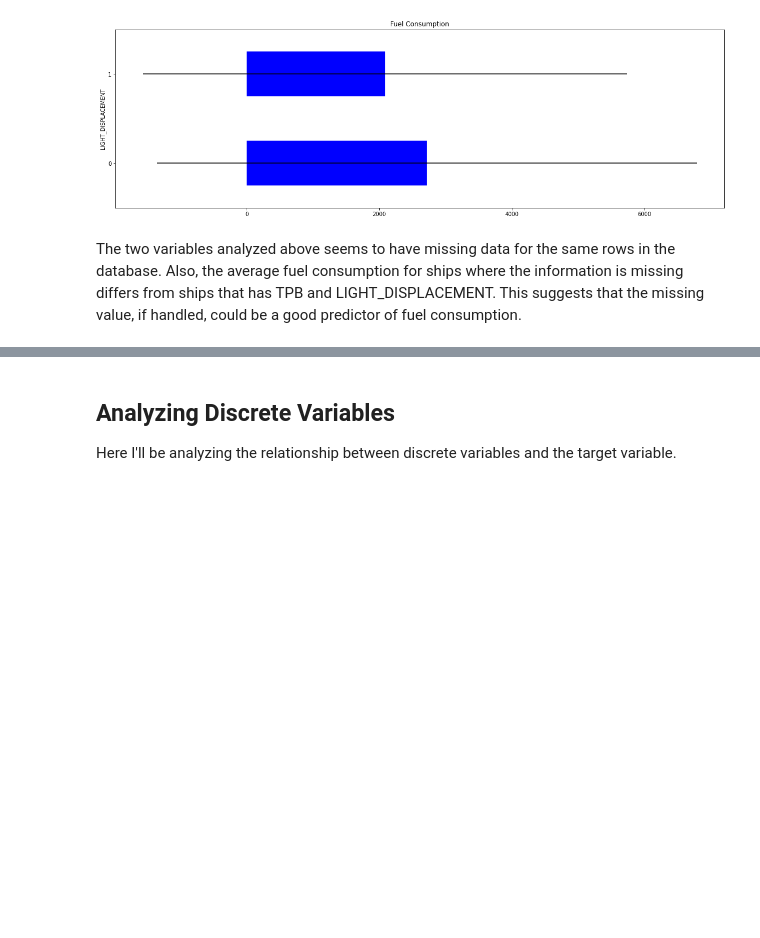
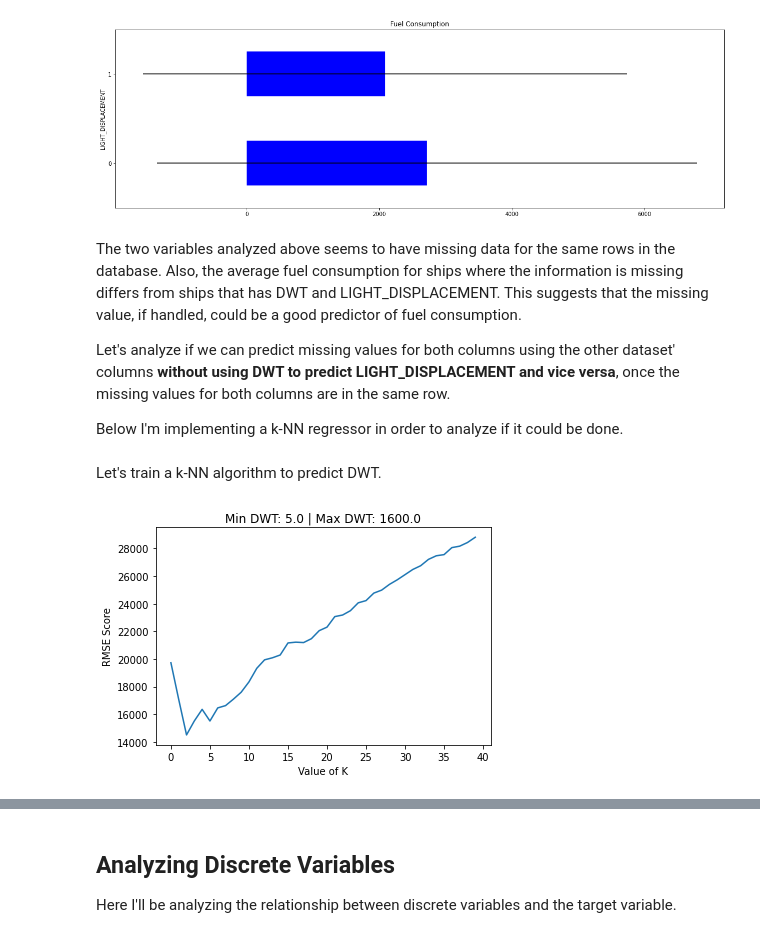
Before and after one commit to g0nz4rth/uber-fare-price-prediction, a Jupyter notebook: notebooks/2.0-data-analysis.ipynb, the cells around one changed output, grey strips where cells are left out. Cells and saved outputs as stored; diff of their text form; code cells hidden in the pictures; blank space fills up the shorter version.

```diff
--- a/notebooks/2.0-data-analysis.ipynb
+++ b/notebooks/2.0-data-analysis.ipynb
@@ -32,7 +33,7 @@ pd.set_option('display.max_columns', None)
 ## Loading Data
 Here I'm loading the pre-processed dataset.
 # %%
-df = pd.read_csv(os.path.join('..', 'data', 'processed', 'fuel_consumption_data.csv'))
+df = pd.read_csv(os.path.join('..', 'data', 'interim', 'fuel_consumption_data.csv'))
 df.info()
 # %% [output]
 <class 'pandas.core.frame.DataFrame'>
@@ -60,7 +61,7 @@ Before we go ahead with our target analysis, let's quickly cast our variables to
 # %%
 # filtering dtypes
 categorical_variables = [col for col in df.columns if df[col].dtype == 'O']
-discrete_variables = ['STOPOVERS', 'MOTOR_POWER', 'NUM_PROPELLERS', 'NUM_GENERATORS', 'TPB', 'CREW', 'PASS_CAPACITY', 'LOAD_CAPACITY']
+discrete_variables = ['STOPOVERS', 'MOTOR_POWER', 'NUM_PROPELLERS', 'NUM_GENERATORS', 'DWT', 'CREW', 'PASS_CAPACITY', 'LOAD_CAPACITY']
 continuous_variables = [col for col in df.columns if (col not in categorical_variables) and (col not in discrete_variables)]
 
 # casting dtypes
@@ -117,4 +118,46 @@ na_impact_analysis(df, 'LIGHT_DISPLACEMENT')
 # %% [output]
 [figure]
 # %% [markdown]
-The two variables analyzed above seems to have missing data for the same rows in the database. Also, the average fuel consumption for ships where the information is missing differs from ships that has TPB and LIGHT_DISPLACEMENT. This suggests that the missing value, if handled, could be a good predictor of fuel consumption.
+The two variables analyzed above seems to have missing data for the same rows in the database. Also, the average fuel consumption for ships where the information is missing differs from ships that has DWT and LIGHT_DISPLACEMENT. This suggests that the missing value, if handled, could be a good predictor of fuel consumption.
+
+Let's analyze if we can predict missing values for both columns using the other dataset' columns **without using DWT to predict LIGHT_DISPLACEMENT and vice versa**, once the missing values for both columns are in the same row.
+
+Below I'm implementing a k-NN regressor in order to analyze if it could be done.
+# %%
+# applying data pre-processing transformations
+ignore_in_dwt = ['DEPARTURE_ARRIVAL_DURATION', 'ARRIVAL_DEPARTURE_DURATION', 'STOPOVERS', 'VESSEL_TYPE',
+                 'MOTOR_POWER', 'SPEED', 'LIGHT_DISPLACEMENT', 'NUM_GENERATORS', 'NUM_PROPELLERS']
+ignore_in_ld = ['DEPARTURE_ARRIVAL_DURATION', 'ARRIVAL_DEPARTURE_DURATION', 'STOPOVERS',
+ 'VESSEL_BEAN', 'VESSEL_DRAFT', 'VESSEL_DEPTH', 'MOTOR_POWER', 'SPEED', 'DWT',
+ 'NUM_PROPELLERS', 'NUM_GENERATORS', 'CREW', 'PASS_CAPACITY', 'LOAD_CAPACITY',
+ 'FUEL_CONSUMPTION']
+
+x_dwt_train, x_dwt_test, y_dwt_train, y_dwt_test = make_data_for_knn(df, ignore_in_dwt, 'DWT')
+x_ld_train, x_ld_test, y_ld_train, y_ld_test = make_data_for_knn(df, ignore_in_ld, 'LIGHT_DISPLACEMENT')
+# %% [markdown]
+Let's train a k-NN algorithm to predict DWT.
+# %%
+# training k-NN with different K values
+rmse_scores = []
+
+for K in range(40):
+    # starting K value and the model
+    K += 1
+    model = neighbors.KNeighborsRegressor(n_neighbors=K)
+
+    # fitting and testing the model
+    model.fit(x_dwt_train, y_dwt_train)
+    preds = model.predict(x_dwt_test)
+
+    # calculating and storing error
+    error = mean_squared_error(y_dwt_test, preds, squared=True)
+    rmse_scores.append(error)
+
+# plotting the experiment's elbow graph
+elbow = pd.DataFrame(rmse_scores)
+_ = elbow.plot(title=f"Min DWT: {df.DWT.min()} | Max DWT: {df.DWT.max()}", legend=None)
+plt.xlabel('Value of K')
+plt.ylabel('RMSE Score')
+plt.show()
+# %% [output]
+[figure, added]
```
Also changed, not shown: parts of 9 cells of this notebook, 13 other files.
